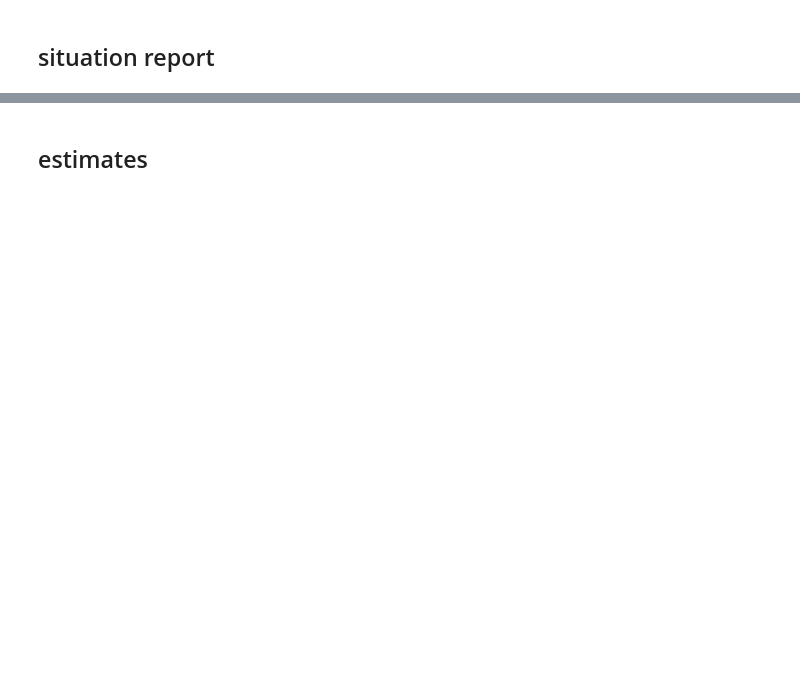
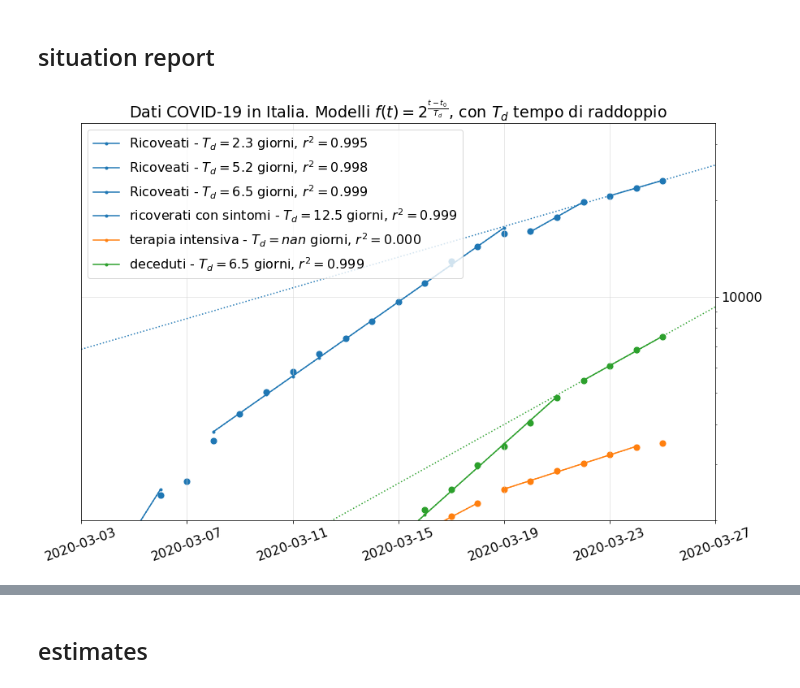
Before and after one commit to alexamici/covid-19-notebooks, a Jupyter notebook: notebooks/italy-situation-report.ipynb, the cells around one changed output, grey strips where cells are left out. Saved outputs shown, nothing was run; the diff lists cells and outputs as text; code cells hidden in the pictures; blank space fills up the shorter version.

```diff
--- a/notebooks/italy-situation-report.ipynb
+++ b/notebooks/italy-situation-report.ipynb
@@ -63 +69,31 @@ fits['deceduti'] = covid19.fit.ExponentialFit.from_frame('deceduti', data_italy,
+# %%
+_, ax = plt.subplots(subplot_kw={'yscale': 'log', 'ylim': (2000, 35000)})
+# _ = covid19.plot.add_events(ax, linestyle=':', offset=11, color='grey')
+
+#ax.axvline(np.datetime64('2020-03-06'), linestyle=':', color=PALETTE[0])
+#ax.axvline(np.datetime64('2020-03-11'), linestyle=':', color=PALETTE[1])
+
+#ax.axvline(np.datetime64('2020-03-19'), linestyle=':', color=PALETTE[0])
+#ax.axvline(np.datetime64('2020-03-22'), linestyle=':', color=PALETTE[1])
+
+covid19.plot.plot_fit(ax, fits['ricoverati_con_sintomi_1'], label='Ricoveati', color=PALETTE[0])
+covid19.plot.plot_fit(ax, fits['ricoverati_con_sintomi_2'], label='Ricoveati', color=PALETTE[0])
+covid19.plot.plot_fit(ax, fits['ricoverati_con_sintomi_3'], label='Ricoveati', color=PALETTE[0])
+covid19.plot.plot_fit(ax, fits['terapia_intensiva_1'], color=sns.color_palette()[1])
+covid19.plot.plot_fit(ax, fits['terapia_intensiva_2'], color=sns.color_palette()[1])
+covid19.plot.plot_fit(ax, fits['terapia_intensiva_3'], color=sns.color_palette()[1])
+covid19.plot.plot_fit(ax, fits['terapia_intensiva_4'], color=sns.color_palette()[1])
+covid19.plot.plot_fit(ax, fits['deceduti_1'], color=sns.color_palette()[2])
+covid19.plot.plot_fit(ax, fits['deceduti_2'], color=sns.color_palette()[2])
+for kind, color in zip(['ricoverati_con_sintomi', 'terapia_intensiva', 'deceduti'], sns.color_palette()):
+    covid19.plot.plot(ax, data_italy[kind], fits[kind], label=kind.replace('_', ' '), extrapolate=EXTRAPOLATE, color=color, date_interval=4)
+
+_ = ax.set(title=r'Dati COVID-19 in Italia. Modelli $f(t) = 2 ^ \frac{t - t_0}{T_d}$, con $T_d$ tempo di raddoppio')
+_ = ax.yaxis.grid(color='lightgrey', linewidth=0.5)
+_ = ax.xaxis.grid(color='lightgrey', linewidth=0.5)
+_ = ax.yaxis.tick_right()
+_ = ax.set(xlim=EXTRAPOLATE)
+_ = ax.legend(loc='upper left')
+# %% [output]
+[figure, added]
 # %%
```
Also changed, not shown: parts of 11 cells of this notebook.
